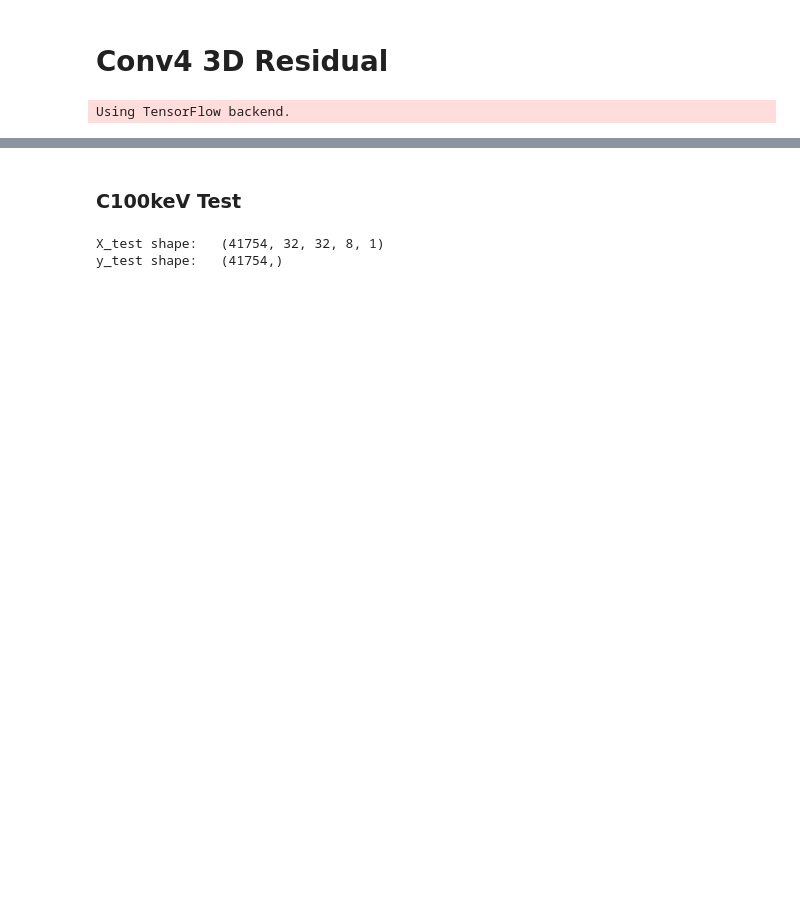
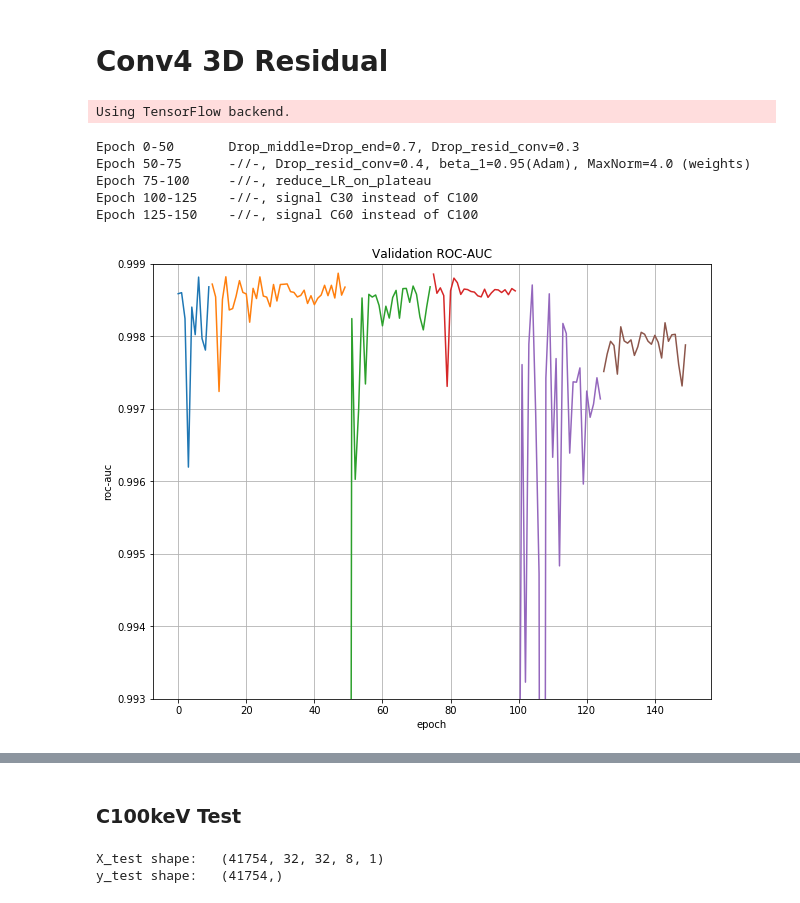
Before and after one commit to altairjericho/NEWS-phd, a Jupyter notebook: CNN/plots.ipynb, the cells around one changed output, grey strips where cells are left out. Drawn from its saved outputs; the diff is of its cells as text; code cells hidden in the pictures; blank space fills up the shorter version.

```diff
--- a/CNN/plots.ipynb
+++ b/CNN/plots.ipynb
@@ -29,6 +29,39 @@ tf.logging.set_verbosity(tf.logging.ERROR)
 model = load_model('networks/conv4_3d_res_v1_e150.h5')
 # %%
 loss, valoss, rocs = load_outputs(epochs=['10','50','75','100','125','150'])
+# %%
+print('''
+
+Epoch 0-50\t Drop_middle=Drop_end=0.7, Drop_resid_conv=0.3
+Epoch 50-75\t -//-, Drop_resid_conv=0.4, beta_1=0.95(Adam), MaxNorm=4.0 (weights)
+Epoch 75-100\t -//-, reduce_LR_on_plateau
+Epoch 100-125\t -//-, signal C30 instead of C100
+Epoch 125-150\t -//-, signal C60 instead of C100
+
+''')
+# %% [output]
+Epoch 0-50       Drop_middle=Drop_end=0.7, Drop_resid_conv=0.3
+Epoch 50-75      -//-, Drop_resid_conv=0.4, beta_1=0.95(Adam), MaxNorm=4.0 (weights)
+Epoch 75-100     -//-, reduce_LR_on_plateau
+Epoch 100-125    -//-, signal C30 instead of C100
+Epoch 125-150    -//-, signal C60 instead of C100
+# %%
+plt.figure(figsize=(10,8))
+plt.grid()
+plt.xlabel('epoch')
+plt.ylabel('roc-auc')
+plt.title('Validation ROC-AUC')
+
+plt.plot(range(10),rocs['10'])
+plt.plot(range(10,50),rocs['50'])
+plt.plot(range(50,75),rocs['75'])
+plt.plot(range(75,100),rocs['100'])
+plt.plot(range(100,125),rocs['125'])
+plt.plot(range(125,150),rocs['150'])
+
+_ = plt.ylim((0.993,0.999))
+# %% [output]
+[figure, added]
 # %%
 plt.figure(figsize=(10,8))
 plt.grid()
```
Also changed, not shown: parts of 5 cells of this notebook.
